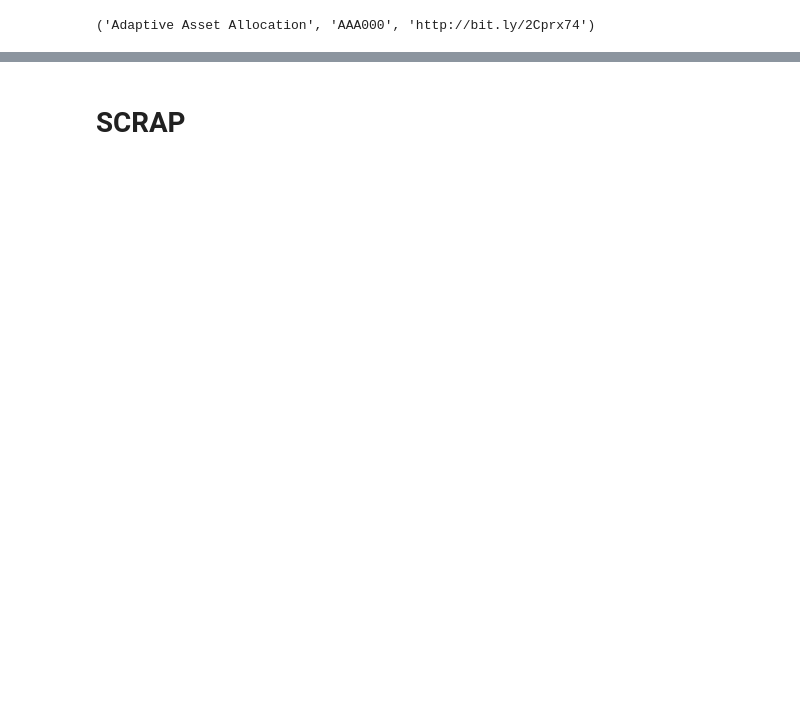
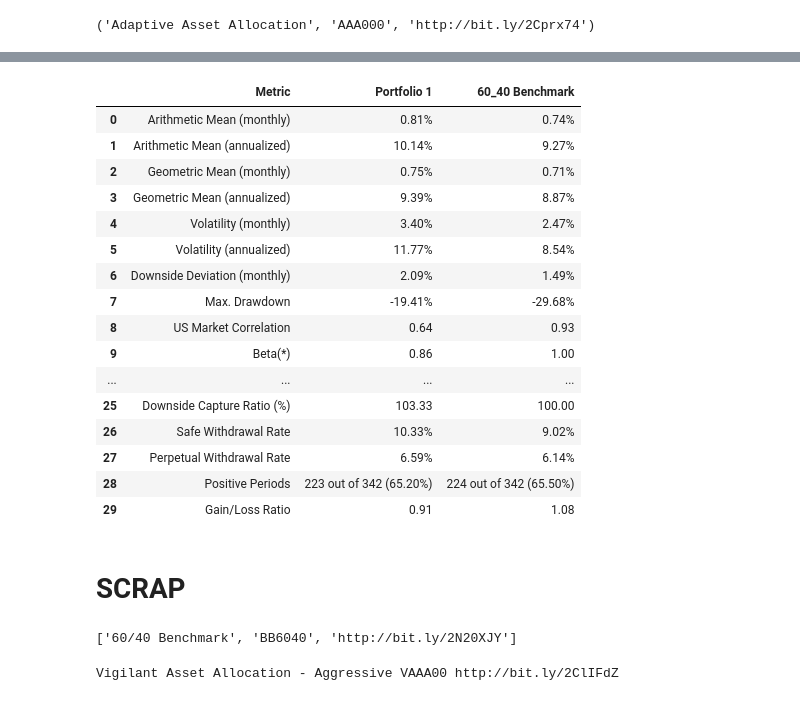
Before and after one commit to dxcv/PVAUTOMATE, a Jupyter notebook: Create Benchmarks (Assets) from PV Strategies.ipynb, the cells around one changed output, grey strips where cells are left out. Drawn from its saved outputs; the diff is of its cells as text; code cells hidden in the pictures; blank space fills up the shorter version.

```diff
--- a/Create Benchmarks (Assets) from PV Strategies.ipynb
+++ b/Create Benchmarks (Assets) from PV Strategies.ipynb
@@ -329,0 +344,25 @@ df
+# %%
+# login to PV
+
+# browser = webdriver.Chrome(executable_path="/usr/lib/chromium-browser/chromedriver",
+#                            service_args=["--verbose", "--log-path=~\Downloads\qc1.log"])
+browser = webdriver.Chrome(executable_path="/usr/local/share/chromedriver",
+                           service_args=["--verbose", "--log-path=~\Downloads\qc1.log"])
+# browser.set_window_position(-1138,1)
+# browser = webdriver.Chrome(executable_path="D:\\chromedriver.exe", service_args=["--verbose", "--log-path=~\Downloads\qc1.log"])
+browser.set_window_position(1,1)
+# browser.set_window_size(1038, 875)
+browser.fullscreen_window()
+browser.get('https://www.portfoliovisualizer.com/login')
+time.sleep(2)
+user = browser.find_element_by_id('username')
+user.send_keys(os.environ.get('PVNAME'))
+password = browser.find_element_by_id('password')
+password.send_keys(os.environ.get('PVPASSWD'))
+time.sleep(2)
+login = browser.find_element_by_id('submitButton')
+login.click()
+# %%
+for asset in assets:
+    name, symbol, link = asset[0],asset[1],asset[2],
+#     print(name, symbol, link)
@@ -329,0 +374,2 @@ df
+# %%
+header = ['Metric','Portfolio 1','60_40 Benchmark']
@@ -329,0 +438,20 @@ df
+# %%
+panel["Faber's Sector Relative Strength (Sector RS)"]
+# %% [output]
+|  | Metric | Portfolio 1 | 60_40 Benchmark |
+| 0 | Arithmetic Mean (monthly) | 0.81% | 0.74% |
+| 1 | Arithmetic Mean (annualized) | 10.14% | 9.27% |
+| 2 | Geometric Mean (monthly) | 0.75% | 0.71% |
+| 3 | Geometric Mean (annualized) | 9.39% | 8.87% |
+| 4 | Volatility (monthly) | 3.40% | 2.47% |
+| 5 | Volatility (annualized) | 11.77% | 8.54% |
+| 6 | Downside Deviation (monthly) | 2.09% | 1.49% |
+| 7 | Max. Drawdown | -19.41% | -29.68% |
+| 8 | US Market Correlation | 0.64 | 0.93 |
+| 9 | Beta(*) | 0.86 | 1.00 |
+| ... | ... | ... | ... |
+| 25 | Downside Capture Ratio (%) | 103.33 | 100.00 |
+| 26 | Safe Withdrawal Rate | 10.33% | 9.02% |
+| 27 | Perpetual Withdrawal Rate | 6.59% | 6.14% |
+| 28 | Positive Periods | 223 out of 342 (65.20%) | 224 out of 342 (65.50%) |
+| 29 | Gain/Loss Ratio | 0.91 | 1.08 |
@@ -333,0 +463,13 @@ browser.close()
+# %%
+for asset in assets[2:3]:
+    print(asset)
+# %% [output]
+['60/40 Benchmark', 'BB6040', 'http://bit.ly/2N20XJY']
+# %%
+panel = pd.Panel(data=None, items=names, major_axis=range(30), minor_axis=header)
+
+# for asset in assets[3:4]:
+name, symbol, link = asset[0],asset[1],asset[2],
+print(name, symbol, link)
+# %% [output]
+Vigilant Asset Allocation - Aggressive VAAA00 http://bit.ly/2ClIFdZ
```
Also changed, not shown: parts of 29 cells of this notebook, 1 other file.
